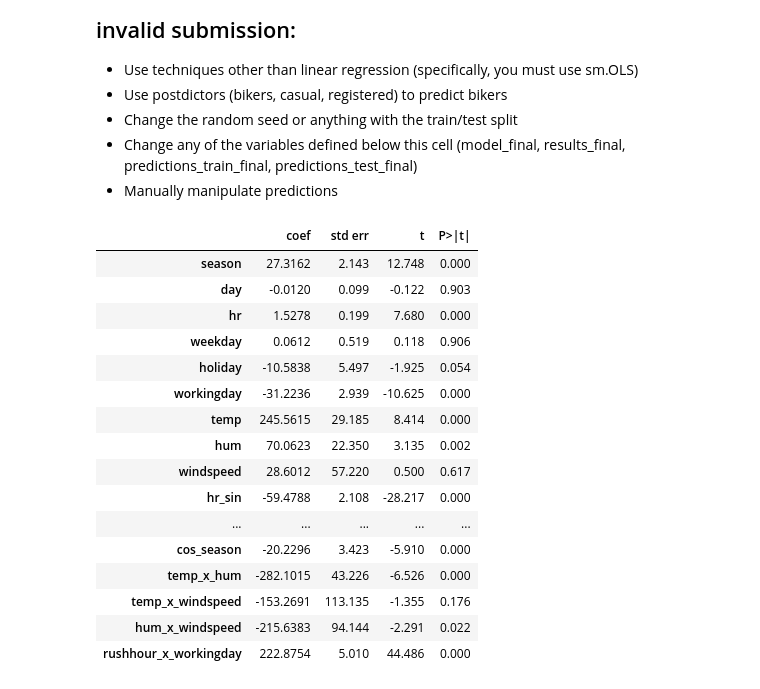
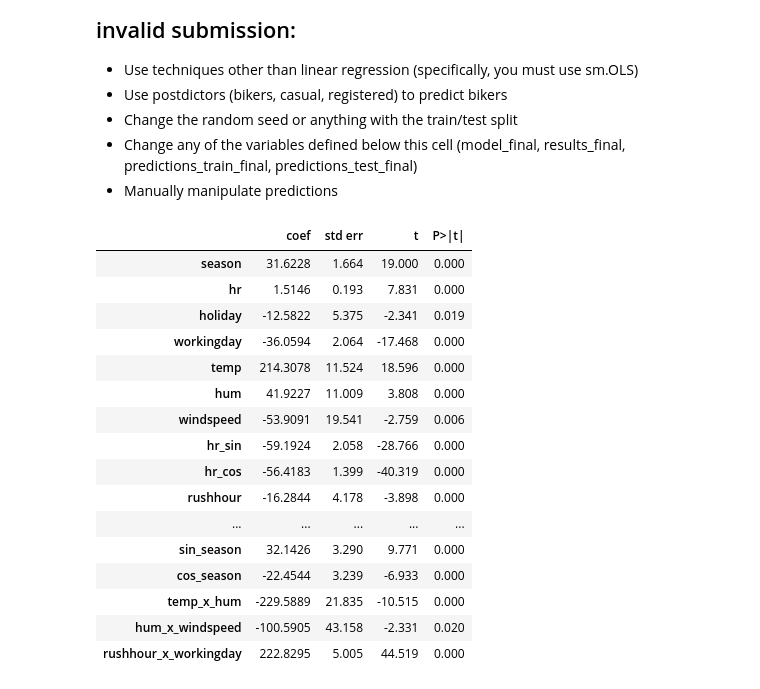
Before and after one commit to JamesBe2006/code_2600, a Jupyter notebook: mod05_nonlinear.ipynb, the cells around one changed output. Cells and saved outputs as stored; diff of their text form; code cells hidden in the pictures.

```diff
--- a/mod05_nonlinear.ipynb
+++ b/mod05_nonlinear.ipynb
@@ -409,33 +447,41 @@ X_train['rushhour_x_workingday'] = X_train['rushhour'] * X_train['workingday']
 X_test['rushhour_x_workingday'] = X_test['rushhour'] * X_test['workingday']
 # %%
 # Build your linear regression model here.
-vars_to_include = ['season','day','hr', 'weekday', 'holiday', 'workingday', 'temp', 'hum', 'windspeed', 'hr_sin', 'hr_cos', 'rushhour', 'heavy', 'light', 'clear', 'overcast', 'sin_day', 'cos_day', 'conditions', 'month_num', 'cos_month', 'sin_month', 'sin_weekday', 'cos_weekday', 'sin_season', 'cos_season', 'temp_x_hum', 'temp_x_windspeed', 'hum_x_windspeed', 'rushhour_x_workingday'
-
+vars_to_include = ['season','hr', 'holiday',
+                   'workingday', 'temp',
+                   'hum', 'windspeed', 'hr_sin',
+                   'hr_cos', 'rushhour',
+                   'light', 'overcast',
+                   'sin_day', 'cos_day', 'conditions',
+                   'cos_month', 'sin_month',
+                   'sin_season', 'cos_season',
+                   'temp_x_hum', 'hum_x_windspeed',
+                   'rushhour_x_workingday'
                    ]
 
 
 
 model_final = sm.OLS(y_train, X_train[vars_to_include])
 results_final = model_final.fit()
 summarize(results_final)
 # %% [output]
 |  | coef | std err | t | P>|t| |
-| season | 27.3162 | 2.143 | 12.748 | 0.000 |
-| day | -0.0120 | 0.099 | -0.122 | 0.903 |
-| hr | 1.5278 | 0.199 | 7.680 | 0.000 |
-| weekday | 0.0612 | 0.519 | 0.118 | 0.906 |
-| holiday | -10.5838 | 5.497 | -1.925 | 0.054 |
-| workingday | -31.2236 | 2.939 | -10.625 | 0.000 |
-| temp | 245.5615 | 29.185 | 8.414 | 0.000 |
-| hum | 70.0623 | 22.350 | 3.135 | 0.002 |
-| windspeed | 28.6012 | 57.220 | 0.500 | 0.617 |
-| hr_sin | -59.4788 | 2.108 | -28.217 | 0.000 |
+| season | 31.6228 | 1.664 | 19.000 | 0.000 |
+| hr | 1.5146 | 0.193 | 7.831 | 0.000 |
+| holiday | -12.5822 | 5.375 | -2.341 | 0.019 |
+| workingday | -36.0594 | 2.064 | -17.468 | 0.000 |
+| temp | 214.3078 | 11.524 | 18.596 | 0.000 |
+| hum | 41.9227 | 11.009 | 3.808 | 0.000 |
+| windspeed | -53.9091 | 19.541 | -2.759 | 0.006 |
+| hr_sin | -59.1924 | 2.058 | -28.766 | 0.000 |
+| hr_cos | -56.4183 | 1.399 | -40.319 | 0.000 |
+| rushhour | -16.2844 | 4.178 | -3.898 | 0.000 |
 | ... | ... | ... | ... | ... |
-| cos_season | -20.2296 | 3.423 | -5.910 | 0.000 |
-| temp_x_hum | -282.1015 | 43.226 | -6.526 | 0.000 |
-| temp_x_windspeed | -153.2691 | 113.135 | -1.355 | 0.176 |
-| hum_x_windspeed | -215.6383 | 94.144 | -2.291 | 0.022 |
-| rushhour_x_workingday | 222.8754 | 5.010 | 44.486 | 0.000 |
+| sin_season | 32.1426 | 3.290 | 9.771 | 0.000 |
+| cos_season | -22.4544 | 3.239 | -6.933 | 0.000 |
+| temp_x_hum | -229.5889 | 21.835 | -10.515 | 0.000 |
+| hum_x_windspeed | -100.5905 | 43.158 | -2.331 | 0.020 |
+| rushhour_x_workingday | 222.8295 | 5.005 | 44.519 | 0.000 |
 # %%
 predictions_train_final = predict(X_train[vars_to_include], results_final)
 print('MSE train: ', mse(y_train, predictions_train_final))
```
Also changed, not shown: parts of 4 cells of this notebook.
